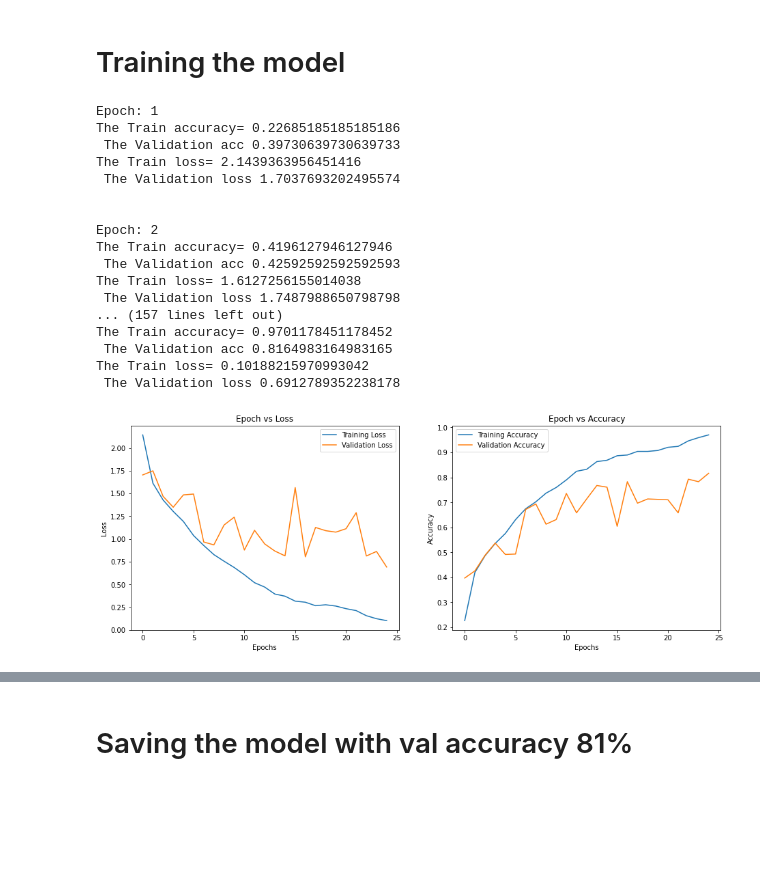
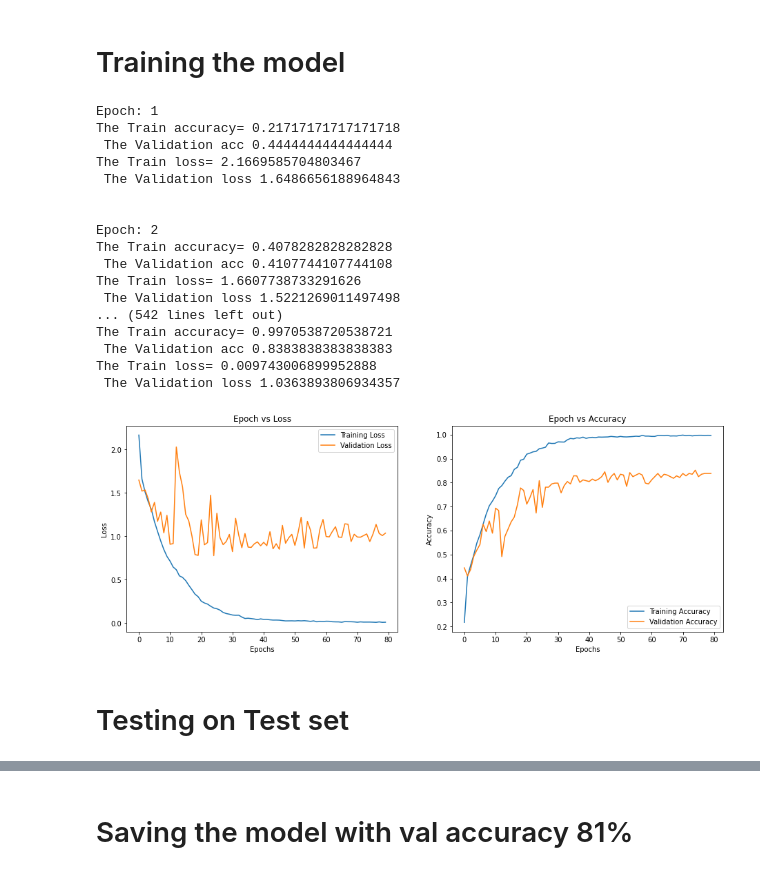
Before and after one commit to shomerthesec/NMA_Deep_Learning, a Jupyter notebook: Project/Music_Genre_Classifier.ipynb, the cells around one changed output, grey strips where cells are left out. Drawn from its saved outputs; the diff is of its cells as text; code cells hidden in the pictures; blank space fills up the shorter version.

Commit message:
adding more regularization and plotting

```diff
--- a/Project/Music_Genre_Classifier.ipynb
+++ b/Project/Music_Genre_Classifier.ipynb
@@ -88,24 +88,28 @@ chroma_stft= np.load('/content/drive/MyDrive/NMA_DL_project/feature_3.npy')
 labels= np.load('/content/drive/MyDrive/NMA_DL_project/all_the_labels.npy')
 
 # compining both features and adding the channel dimention
-compined_feat= np.concatenate( (melspectrogram , chroma_stft), axis=1).reshape( 2970,1,140, 108)
+compined_feat= np.concatenate( (melspectrogram , chroma_stft ), axis=1).reshape( 2970,1,140, 108)
 
 x_train , x_test , y_train , y_test = train_test_split( compined_feat , labels , train_size=0.8, stratify=labels )
+x_val , x_test , y_val , y_test= train_test_split( x_test , y_test , train_size=0.5 )
 
-#transform =transforms.GaussianBlur(3 , (0.001,0.5))
+transform =transforms.GaussianBlur(3 , (0.001,0.5))
 
 # changing them into torch format
 x_train = torch.tensor(x_train )
 x_test = torch.tensor(x_test)
-
+x_val= torch.tensor(x_val)
 y_train =torch.tensor(y_train)
 y_test = torch.tensor(y_test)
+y_val=  torch.tensor(y_val)
 
-train_dataset= CustomTensorDataset(tensors=(x_train, y_train), )# transform=transform)
+train_dataset= CustomTensorDataset(tensors=(x_train, y_train),  transform=transform)
 test_dataset = CustomTensorDataset(tensors=(x_test, y_test))
+val_dataset= CustomTensorDataset(tensors=(x_val, y_val))
 
 train_loader=torch.utils.data.DataLoader(train_dataset ,batch_size=30)
 test_loader=torch.utils.data.DataLoader(test_dataset ,batch_size=30)
+val_loader=torch.utils.data.DataLoader(val_dataset ,batch_size=30)
 # %% [markdown]
 # Building the model
 # %%
@@ -173,9 +176,9 @@ class music_CNN(nn.Module):
 # %% [markdown]
 # Creating the training loop
 # %%
-def train(model, device, train_loader, validation_loader, epochs , optimizer):
-  criterion =  nn.CrossEntropyLoss()
-  #optimizer = torch.optim.Adam(model.parameters(), lr=0.0001)
+def train(model, device, train_loader, validation_loader, epochs , lr ):
+  criterion =  nn.CrossEntropyLoss( )
+  optimizer = torch.optim.SGD(model.parameters(), lr=lr, momentum=0.99 )
   train_loss, validation_loss = [], []
   train_acc, validation_acc = [], []
   with tqdm(range(epochs), unit='epoch') as tepochs:
@@ -185,6 +188,11 @@ def train(model, device, train_loader, validation_loader, epochs , optimizer):
       # keep track of the running loss
       running_loss = 0.
       correct, total = 0, 0
+
+      if epoch%5==0 & epoch>0:
+         for param_group in optimizer.param_groups:
+                param_group['lr'] /= 5
+                print('new lr=' , param_group['lr'] )
 
       for data, target in train_loader:
         # getting the training set
@@ -236,33 +244,33 @@ def train(model, device, train_loader, validation_loader, epochs , optimizer):
       print(f'The Train accuracy= {train_acc[epoch]} \n The Validation acc {validation_acc[epoch]}')
       print(f'The Train loss= {train_loss[epoch]} \n The Validation loss {validation_loss[epoch]}')
       print('\n')
-      if validation_acc[epoch] > 0.8:
-          return train_loss, train_acc, validation_loss, validation_acc
 
   return train_loss, train_acc, validation_loss, validation_acc
 # %% [markdown]
 # Training the model
 # %%
 net = music_CNN().to(device)
-optimizer = torch.optim.SGD(net.parameters(), lr=0.0001, momentum=0.99 )
-train_loss, train_acc, validation_loss, validation_acc = train(net, device, train_loader, test_loader, 30, optimizer)
+init_lr = 0.0001
+train_loss, train_acc, validation_loss, validation_acc = train(net, device, train_loader, val_loader, 80, init_lr)
 plot_loss_accuracy(train_loss, train_acc, validation_loss, validation_acc)
 # %% [output]
 Epoch: 1
-The Train accuracy= 0.22685185185185186
- The Validation acc 0.39730639730639733
-The Train loss= 2.1439363956451416
- The Validation loss 1.7037693202495574
+The Train accuracy= 0.21717171717171718
+ The Validation acc 0.4444444444444444
+The Train loss= 2.1669585704803467
+ The Validation loss 1.6486656188964843
 
 
 Epoch: 2
-The Train accuracy= 0.4196127946127946
- The Validation acc 0.42592592592592593
-The Train loss= 1.6127256155014038
- The Validation loss 1.7487988650798798
-... (157 lines left out)
-The Train accuracy= 0.9701178451178452
- The Validation acc 0.8164983164983165
-The Train loss= 0.10188215970993042
- The Validation loss 0.6912789352238178
+The Train accuracy= 0.4078282828282828
+ The Validation acc 0.4107744107744108
+The Train loss= 1.6607738733291626
+ The Validation loss 1.5221269011497498
+... (542 lines left out)
+The Train accuracy= 0.9970538720538721
+ The Validation acc 0.8383838383838383
+The Train loss= 0.009743006899952888
+ The Validation loss 1.0363893806934357
-[figure, old version]
+[figure, new version]
+# %% [markdown]
+# Testing on Test set
```
Also changed, not shown: parts of 10 cells of this notebook.
